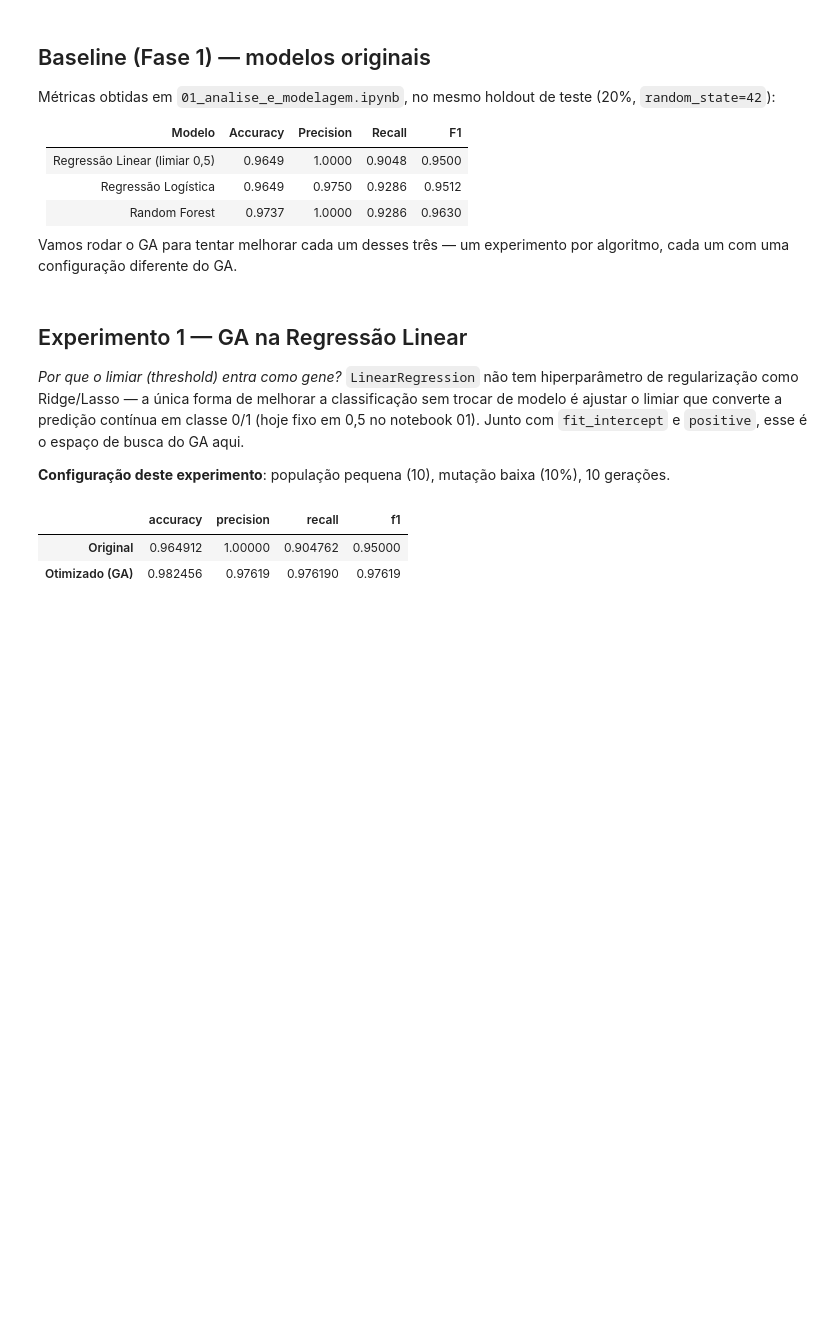
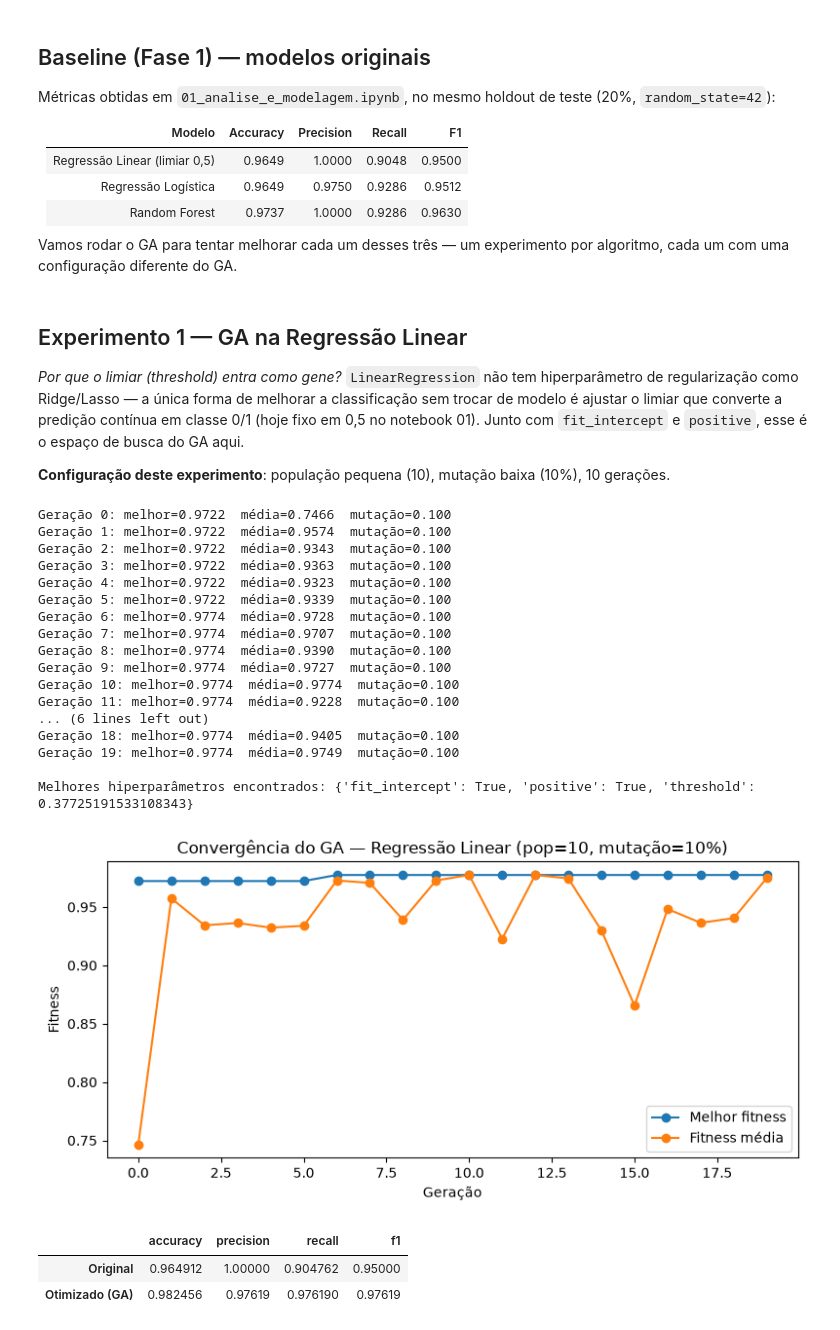
Before and after one commit to SamirGoes/tech-challenge-fiap-fase2, a Jupyter notebook: notebooks/GA_HyperparametersOptimization.ipynb, the cells around one changed output. Drawn from its saved outputs; the diff is of its cells as text; code cells hidden in the pictures; blank space fills up the shorter version.

```diff
--- a/notebooks/GA_HyperparametersOptimization.ipynb
+++ b/notebooks/GA_HyperparametersOptimization.ipynb
@@ -75,21 +75,43 @@ Vamos rodar o GA para tentar melhorar cada um desses três — um experimento po
 
 **Configuração deste experimento**: população pequena (10), mutação baixa (10%), 10 gerações.
 # %%
+populacao_rl=10
+geracoes_rl=20
+mutacao_rl=0.1
 populacao, historico_linear, fitnesses, melhor_linear = ga_utils.rodar_ga(
     "regressao_linear", X_train, y_train, X_test, y_test,
-    tamanho_populacao=10, geracoes=20, mutacao=0.1, seed=42,
+    tamanho_populacao=populacao_rl, geracoes=geracoes_rl, mutacao=mutacao_rl, seed=42,
 )
 print("\nMelhores hiperparâmetros encontrados:", melhor_linear)
 
 pd.DataFrame(historico_linear).to_csv(RESULTADOS_DIR / "fitness_history_regressao_linear.csv", index=False)
 with open(RESULTADOS_DIR / "best_hyperparams_regressao_linear.json", "w") as f:
     json.dump({"algoritmo": "regressao_linear", "melhor_individuo": melhor_linear}, f, indent=2, default=str)
 
 plt.figure(figsize=(8, 4))
 plt.plot([h["geracao"] for h in historico_linear], [h["melhor"] for h in historico_linear], label="Melhor fitness", marker="o")
 plt.plot([h["geracao"] for h in historico_linear], [h["media"] for h in historico_linear], label="Fitness média", marker="o")
-plt.xlabel("Geração"); plt.ylabel("Fitness"); plt.title("Convergência do GA — Regressão Linear (pop=10, mutação=10%)")
+plt.xlabel("Geração"); plt.ylabel("Fitness"); plt.title(f"Convergência do GA — Regressão Linear (pop={populacao_rl}, mutação={mutacao_rl})")
 plt.legend(); plt.tight_layout(); plt.show()
+# %% [output]
+Geração 0: melhor=0.9722  média=0.7466  mutação=0.100
+Geração 1: melhor=0.9722  média=0.9574  mutação=0.100
+Geração 2: melhor=0.9722  média=0.9343  mutação=0.100
+Geração 3: melhor=0.9722  média=0.9363  mutação=0.100
+Geração 4: melhor=0.9722  média=0.9323  mutação=0.100
+Geração 5: melhor=0.9722  média=0.9339  mutação=0.100
+Geração 6: melhor=0.9774  média=0.9728  mutação=0.100
+Geração 7: melhor=0.9774  média=0.9707  mutação=0.100
+Geração 8: melhor=0.9774  média=0.9390  mutação=0.100
+Geração 9: melhor=0.9774  média=0.9727  mutação=0.100
+Geração 10: melhor=0.9774  média=0.9774  mutação=0.100
+Geração 11: melhor=0.9774  média=0.9228  mutação=0.100
+... (6 lines left out)
+Geração 18: melhor=0.9774  média=0.9405  mutação=0.100
+Geração 19: melhor=0.9774  média=0.9749  mutação=0.100
+
+Melhores hiperparâmetros encontrados: {'fit_intercept': True, 'positive': True, 'threshold': 0.37725191533108343}
+[figure, added]
 # %%
 modelo_linear_original = ga_utils.construir_linear(ga_utils.LINEAR_BASELINE)
 modelo_linear_original.fit(X_train, y_train)
```
Also changed, not shown: parts of 5 cells of this notebook, 9 other files.
